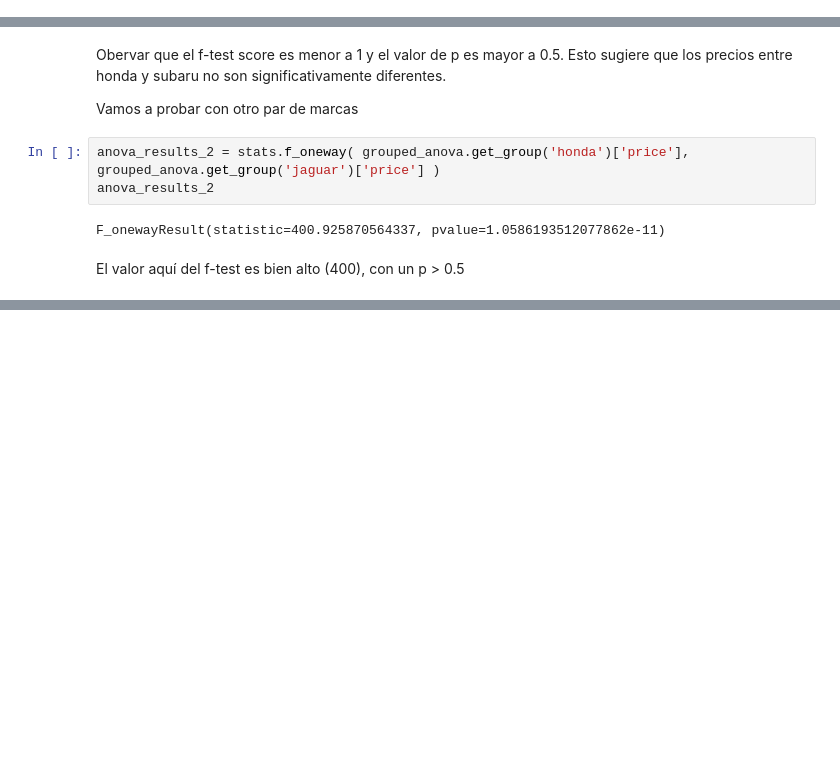
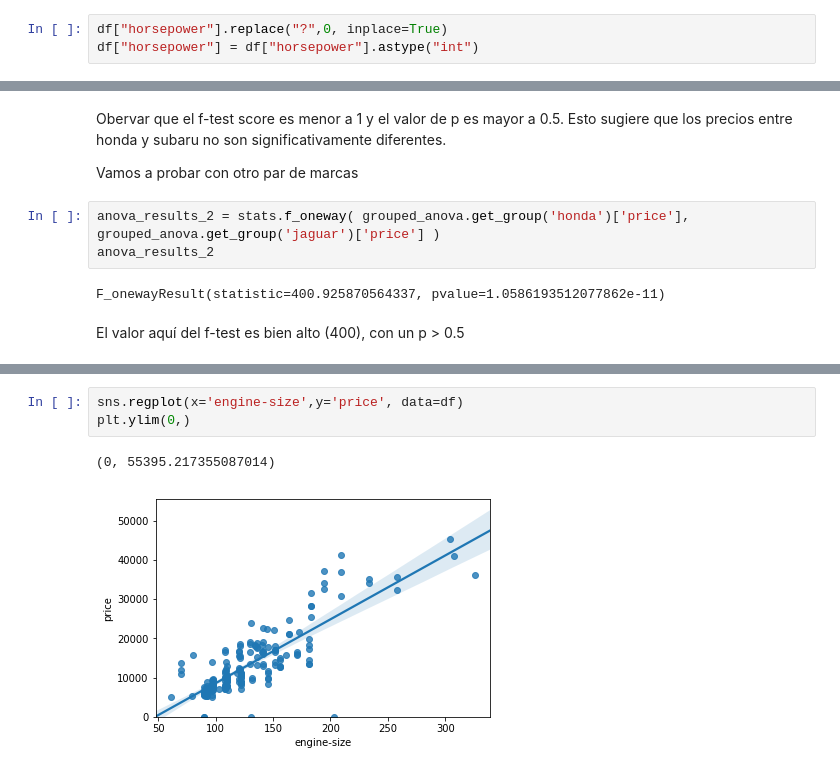
Before and after one commit to ger-velazquez/Curso_DS, a Jupyter notebook: AnalyzingData/Emprolijando datos.ipynb, the cells around one changed output, grey strips where cells are left out. Cells and saved outputs as stored; diff of their text form; blank space fills up the shorter version.

```diff
--- a/AnalyzingData/Emprolijando datos.ipynb
+++ b/AnalyzingData/Emprolijando datos.ipynb
@@ -168,6 +168,9 @@ city-L/100km          float64
 highway-mpg             int64
 price                  object
 dtype: object
+# %%
+df["horsepower"].replace("?",0, inplace=True)
+df["horsepower"] = df["horsepower"].astype("int")
 # %%
 #df[ df.price.apply(lambda x: x.isnumeric()) ].set_index("price")
 df["price"].replace("?",0, inplace=True)
@@ -418,0 +445,6 @@ En gral. podemos afirmar que existe una correlación fuerte entre una variable c
+# %%
+sns.regplot(x='engine-size',y='price', data=df)
+plt.ylim(0,)
+# %% [output]
+(0, 55395.217355087014)
+[figure, added]
```
Also changed, not shown: parts of 14 cells of this notebook.
